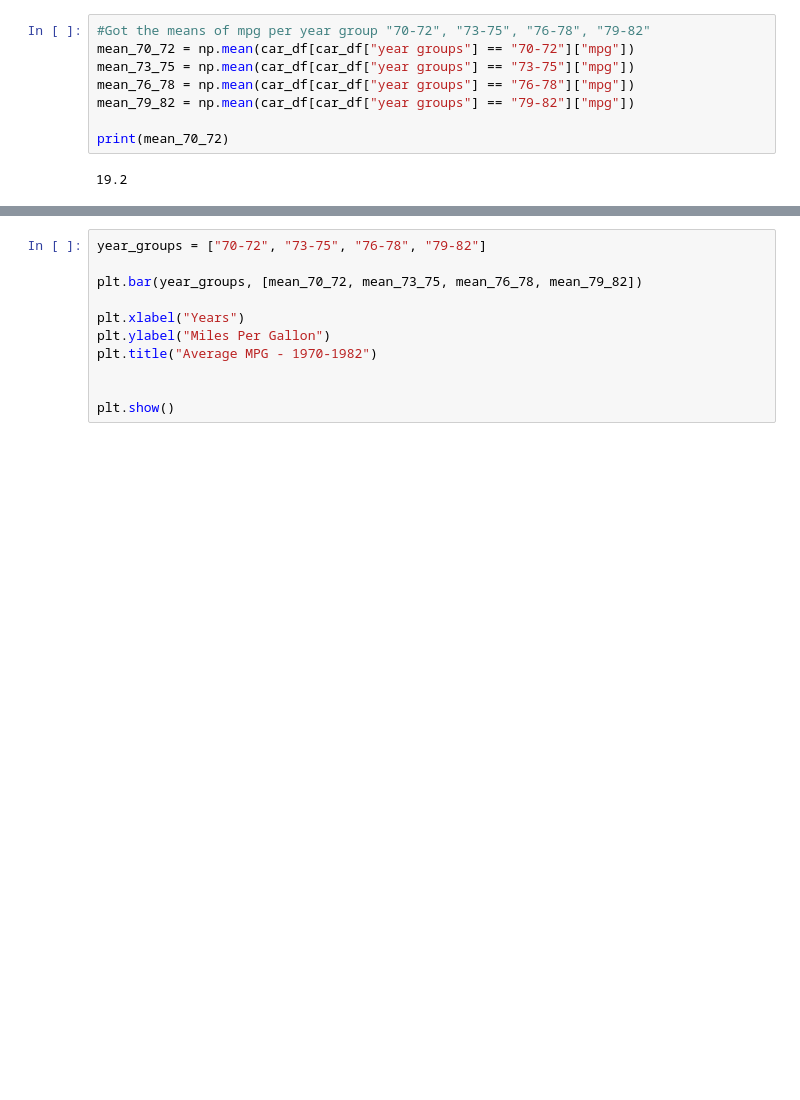
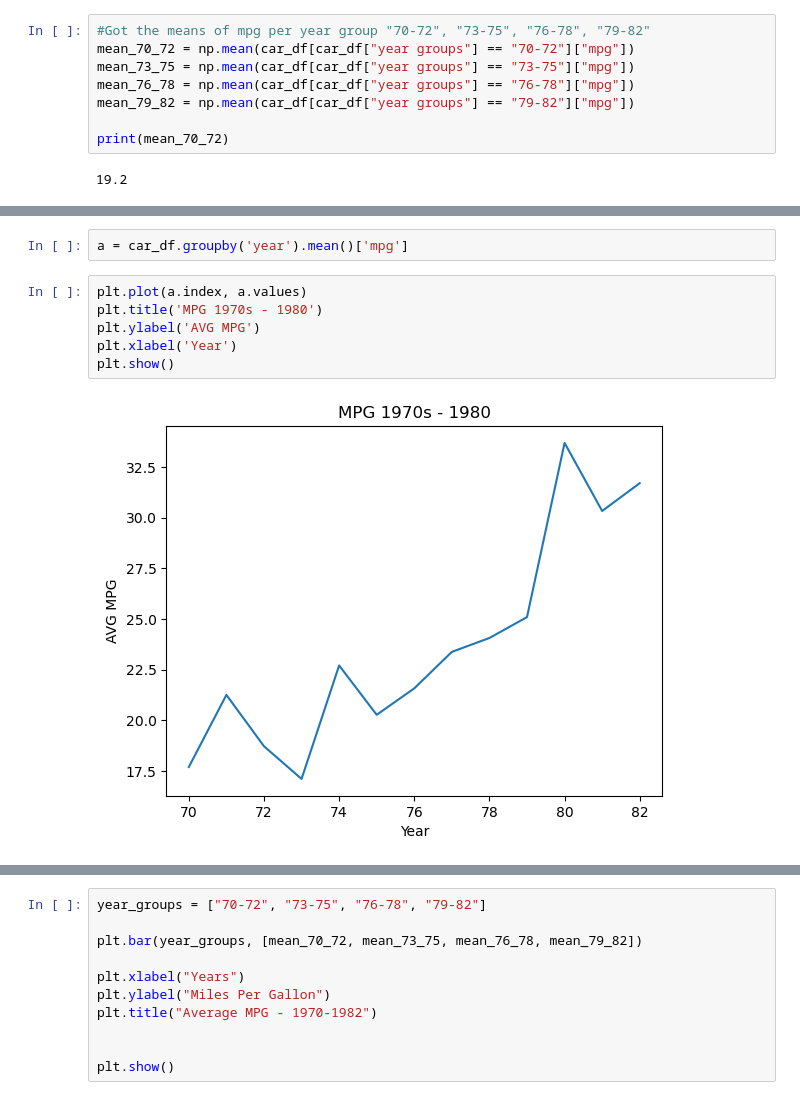
Before and after one commit to Jamison5/cars_case_study, a Jupyter notebook: testing.ipynb, the cells around one changed output, grey strips where cells are left out. Cells and saved outputs as stored; diff of their text form; blank space fills up the shorter version.

Commit message:
Created graph of averages and found STD between year groups.

```diff
--- a/testing.ipynb
+++ b/testing.ipynb
@@ -210,0 +231,10 @@ print(y_76_78_df)
+# %%
+a = car_df.groupby('year').mean()['mpg']
+# %%
+plt.plot(a.index, a.values)
+plt.title('MPG 1970s - 1980')
+plt.ylabel('AVG MPG')
+plt.xlabel('Year')
+plt.show()
+# %% [output]
+[figure, added]
```
Also changed, not shown: parts of 7 cells of this notebook.
